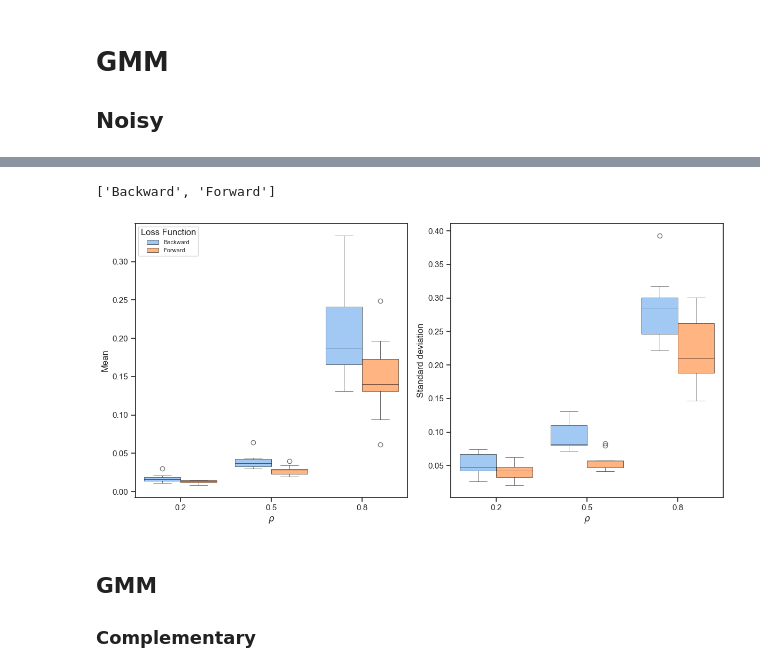
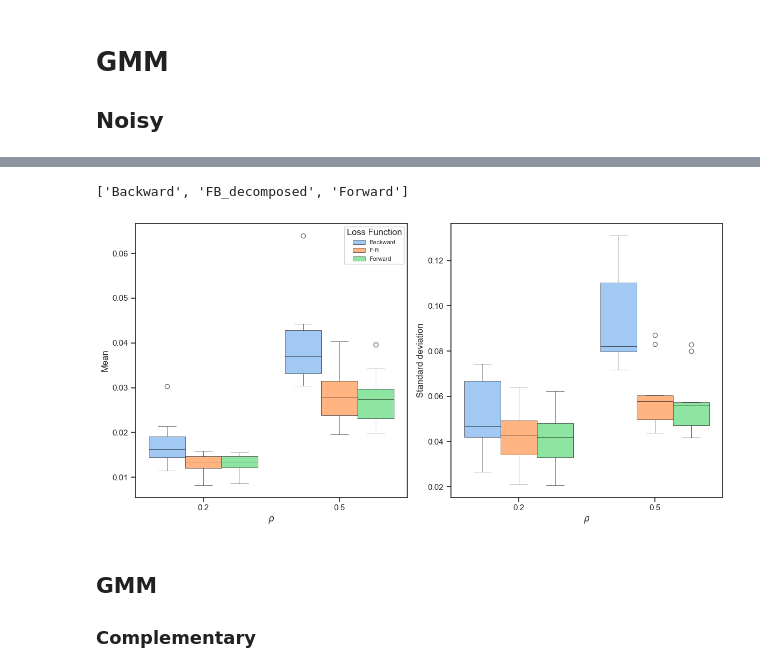
Before and after one commit to DaniBacaicoa/ForwardBackard_losses, a Jupyter notebook: New_Results_viasualization.ipynb, the cells around one changed output, grey strips where cells are left out. Saved outputs shown, nothing was run; the diff lists cells and outputs as text; code cells hidden in the pictures.

```diff
--- a/New_Results_viasualization.ipynb
+++ b/New_Results_viasualization.ipynb
@@ -579,10 +586,10 @@ plt.show()
 device = torch.device("cuda" if torch.cuda.is_available() else "cpu")
 
 folder = "Results/gmm_unif_noise"
-corr = [0.2,0.5,0.8]
+corr = [0.2,0.5]
 soft = torch.nn.Softmax(dim=1)
 
-losses = ['Backward', 'Forward',]
+losses = ['Backward','FB_decomposed','Forward']
 results = []
 for cor in corr:
     for los in losses:
@@ -593,7 +600,7 @@ for cor in corr:
                 f.close()
             model = model['overall_models']
 
-            data_folder = f"Datasets/weak_datasets/gmm_pll_p{cor}"
+            data_folder = f"Datasets/weak_datasets/gmm_unif_noise_p{cor}"
             data_file = data_folder +  f"/Dataset_{rep}.pkl"
             f = open(data_file,"rb")
             Data,Weak = pickle.load(f)
@@ -639,5 +646,5 @@ df_results
 # %%
-selected_loss_fns = ['Backward', 'Forward']
+selected_loss_fns = ['Backward', 'FB_decomposed', 'Forward']
 df_results = df_results[df_results['Loss Function'].isin(selected_loss_fns)]
 
 
@@ -653,42 +660,42 @@ sns.boxplot(data=df_results,x = 'Corruption', y='Mean norm',hue='Loss Function',
 #axes[0].set_title('Mean')
 axes[0].set_ylabel('Mean')
 
-axes[0].set_xticklabels(['0.2','0.5','0.8'])
+axes[0].set_xticklabels(['0.2','0.5'])
 axes[0].set_xlabel(r'$\rho$')
 # Get the handles and labels from the current legend
 handles, labels = axes[0].get_legend_handles_labels()
 print(labels)
 # Set the new legend labels
 #new_labels = [r'Convex Backward',r'Backward',r'Forward (${\bf B}^\ast$)',r'Forward']
 #axes[0].legend(handles, new_labels, title='Loss Function')
 #axes[0].legend(title='Loss', loc='lower left', labels=[r'Backward (${\bf B}^\ast$)',r'Backward',r'Forward (${\bf B}^\ast$)',r'Forward'])
 #['Backward', 'Backward_conv', 'Backward_opt', 'Backward_opt_conv', 'Forward', 'Forward_opt']
-new_labels = ['Backward', 'Forward']
+new_labels = ['Backward', 'F-B','Forward']
 axes[0].legend(handles, new_labels, title='Loss Function',prop={'size': 8})
 
 # Boxplot for test_acc
 sns.boxplot(data=df_results,x = 'Corruption', y='Std norm',hue='Loss Function', ax=axes[1],saturation=1,
             boxprops=dict(edgecolor='black', linewidth=0.4),      # Box border
             whiskerprops=dict(color='black', linewidth=0.4),      # Whisker lines
             capprops=dict(color='black', linewidth=0.4),          # Caps at ends of whiskers
             medianprops=dict(color='black', linewidth=0.4))
 #axes[1].set_title('Standard deviation')
 #axes[1].set_xlabel(r'$\rho=(\rho_{-1},\rho_{+1})$')
 axes[1].set_ylabel('Standard deviation')
 #axes[0].set_ylabel('Train Accuracy')
 #axes[1].set_xticklabels(['(0.2,0.2)','(0.3,0.1)','(0.4,0.4)'])
-axes[1].set_xticklabels(['0.2','0.5','0.8'])
+axes[1].set_xticklabels(['0.2','0.5'])
 axes[1].set_xlabel(r'$\rho$')
 axes[1].legend().remove()
 
 
 # Adjust layout
 plt.tight_layout()
 plt.show()
 #plt.savefig('Fig7.eps', format='eps',dpi=1000)
 # %% [output]
-['Backward', 'Forward']
+['Backward', 'FB_decomposed', 'Forward']
-[figure, old version]
+[figure, new version]
 # %% [markdown]
 ## GMM
 ### Complementary
```
Also changed, not shown: parts of 13 cells of this notebook, 4 other files.
